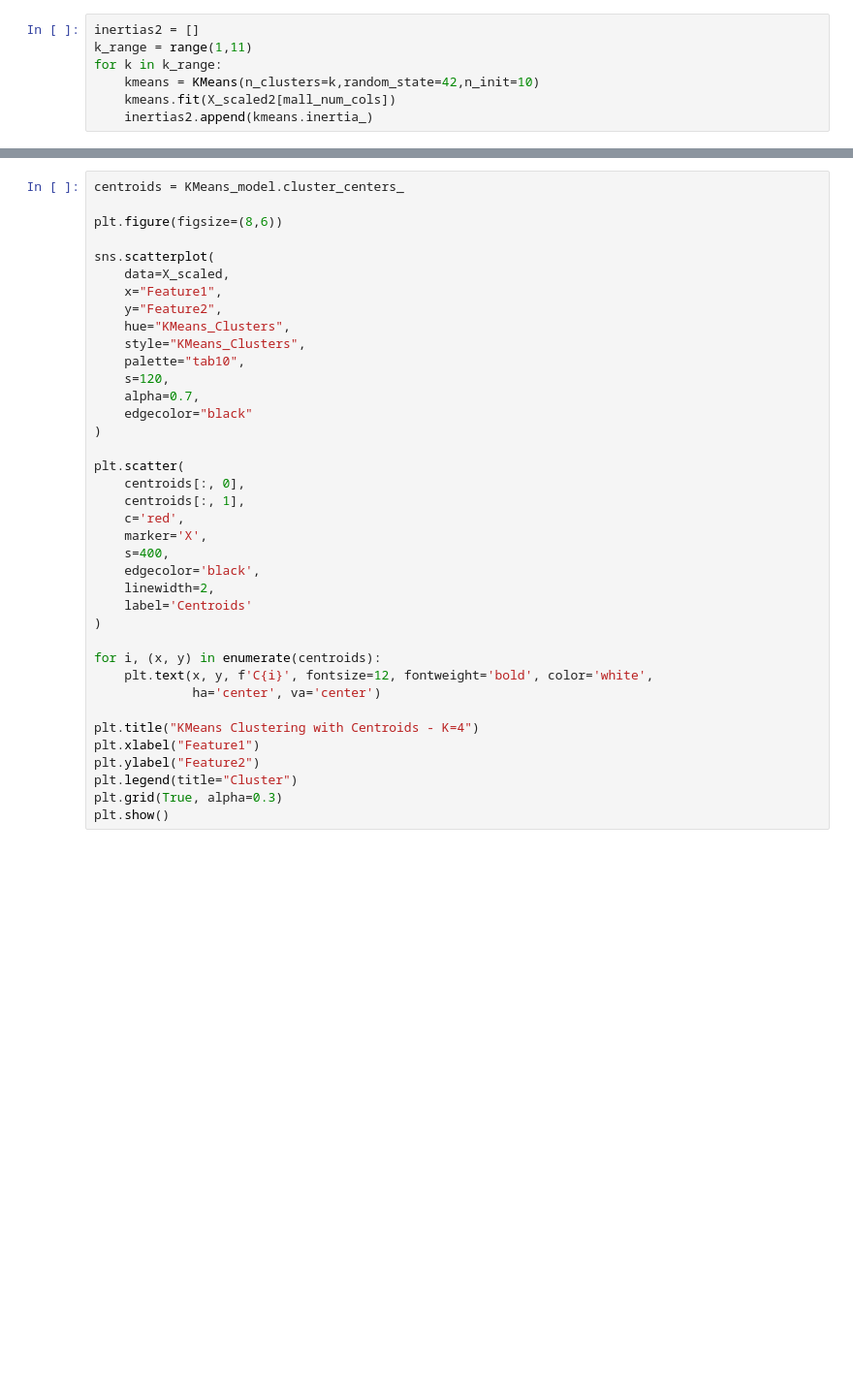
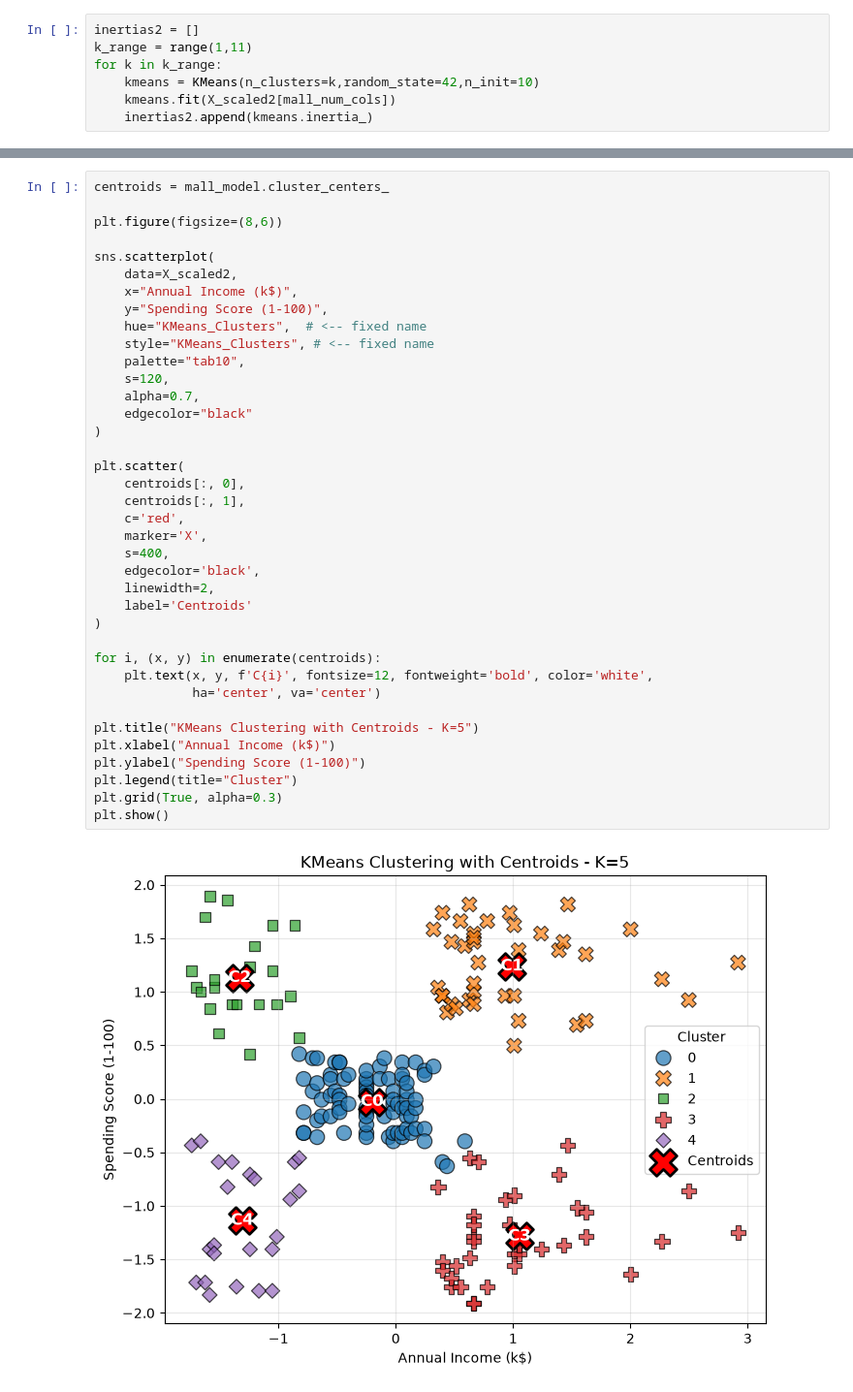
Before and after one commit to ingalemansi70/Machine_Learning, a Jupyter notebook: Assignment_26_27_folder/Assignment_26.ipynb, the cells around one changed output, grey strips where cells are left out. Shown at 97% size. Drawn from its saved outputs; the diff is of its cells as text; blank space fills up the shorter version.

```diff
--- a/Assignment_26_27_folder/Assignment_26.ipynb
+++ b/Assignment_26_27_folder/Assignment_26.ipynb
@@ -257,40 +257,42 @@ Mall Dataset after opyimal number of clusters :
 
 [200 rows x 7 columns]
 # %%
-centroids = KMeans_model.cluster_centers_
+centroids = mall_model.cluster_centers_
 
 plt.figure(figsize=(8,6))
 
 sns.scatterplot(
-    data=X_scaled,
-    x="Feature1",
-    y="Feature2",
-    hue="KMeans_Clusters",
-    style="KMeans_Clusters",
+    data=X_scaled2,
+    x="Annual Income (k$)",
+    y="Spending Score (1-100)",
+    hue="KMeans_Clusters",  # <-- fixed name
+    style="KMeans_Clusters", # <-- fixed name
     palette="tab10",
     s=120,
     alpha=0.7,
     edgecolor="black"
 )
 
 plt.scatter(
     centroids[:, 0],
     centroids[:, 1],
     c='red',
     marker='X',
     s=400,
     edgecolor='black',
     linewidth=2,
     label='Centroids'
 )
 
 for i, (x, y) in enumerate(centroids):
     plt.text(x, y, f'C{i}', fontsize=12, fontweight='bold', color='white',
              ha='center', va='center')
 
-plt.title("KMeans Clustering with Centroids - K=4")
-plt.xlabel("Feature1")
-plt.ylabel("Feature2")
+plt.title("KMeans Clustering with Centroids - K=5")
+plt.xlabel("Annual Income (k$)")
+plt.ylabel("Spending Score (1-100)")
 plt.legend(title="Cluster")
 plt.grid(True, alpha=0.3)
 plt.show()
+# %% [output]
+[figure, added]
```
Also changed, not shown: parts of 4 cells of this notebook.
